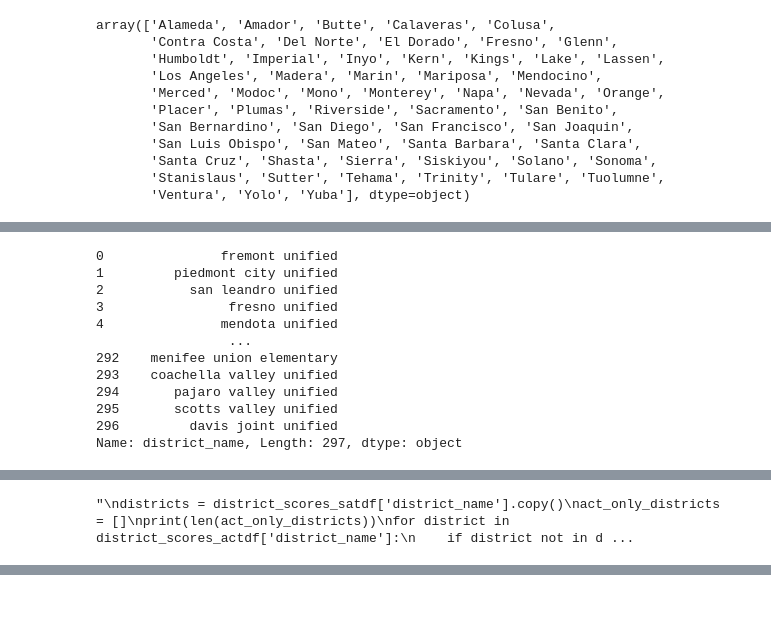
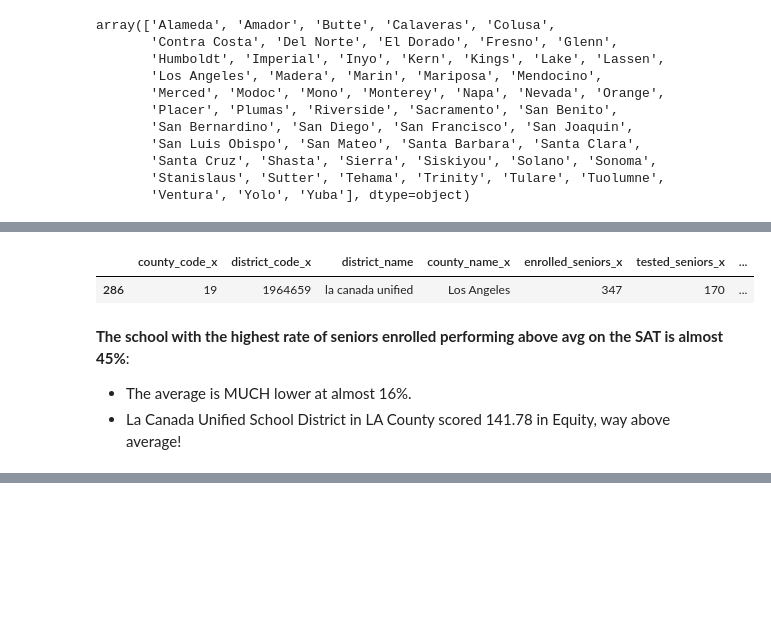
Before and after one commit to griffinbran/Temp-Repo-1, a Jupyter notebook: code/starter-code.ipynb, the cells around one changed output, grey strips where cells are left out. Saved outputs shown, nothing was run; the diff lists cells and outputs as text; code cells hidden in the pictures; blank space fills up the shorter version.

```diff
--- a/code/starter-code.ipynb
+++ b/code/starter-code.ipynb
@@ -397,43 +363,17 @@ Name: pct_over_benchmark_sat, dtype: float64
 # %%
 #EDA
 finaldf['bench_over_enrolled'] = finaldf['num_over_benchmark_sat']/finaldf['enrolled_seniors_x']
-finaldf['bench_over_enrolled'].describe()
-finaldf['district_name']
+finaldf[finaldf['bench_over_enrolled']>.44]
 # %% [output]
-0               fremont unified
-1         piedmont city unified
-2           san leandro unified
-3                fresno unified
-4               mendota unified
-                 ...
-292    menifee union elementary
-293    coachella valley unified
-294       pajaro valley unified
-295       scotts valley unified
-296         davis joint unified
-Name: district_name, Length: 297, dtype: object
+|  | county_code_x | district_code_x | district_name | county_name_x | enrolled_seniors_x | tested_seniors_x | ... |
+| 286 | 19 | 1964659 | la canada unified | Los Angeles | 347 | 170 | ... |
+# %% [markdown]
+**The school with the highest rate of seniors enrolled performing above avg on the SAT is almost 45%**:
+- The average is MUCH lower at almost 16%.
+- La Canada Unified School District in LA County scored 141.78 in Equity, way above average!
 # %%
 finaldf[finaldf['num_over_benchmark_act']>2000]
 finaldf[finaldf['num_over_benchmark_sat']>2000]
 # %% [output]
 |  | county_code_x | district_code_x | district_name | county_name_x | enrolled_seniors_x | tested_seniors_x | ... |
 | 183 | 19 | 1964733 | los angeles unified | Los Angeles | 41873 | 19988 | ... |
-# %%
-#Create a check for overlapping districts
-district_scores_actdf.reset_index(inplace=True)
-district_scores_satdf.reset_index(inplace=True)
-for row in range(len(district_scores_satdf)):
-    for district in range(len(equitydf)):
-        if district_scores_satdf['district_name'][row] == equitydf['district_name'][district]:
-            print(row)
-'''
-districts = district_scores_satdf['district_name'].copy()
-act_only_districts = []
-print(len(act_only_districts))
-for district in district_scores_actdf['district_name']:
-    if district not in district_scores_satdf['district_name']:
-        act_only_districts.append(district)
-print(len(act_only_districts))
-'''
-# %% [output]
-"\ndistricts = district_scores_satdf['district_name'].copy()\nact_only_districts = []\nprint(len(act_only_districts))\nfor district in district_scores_actdf['district_name']:\n    if district not in d ...
```
Also changed, not shown: parts of 16 cells of this notebook, 2 other files.
